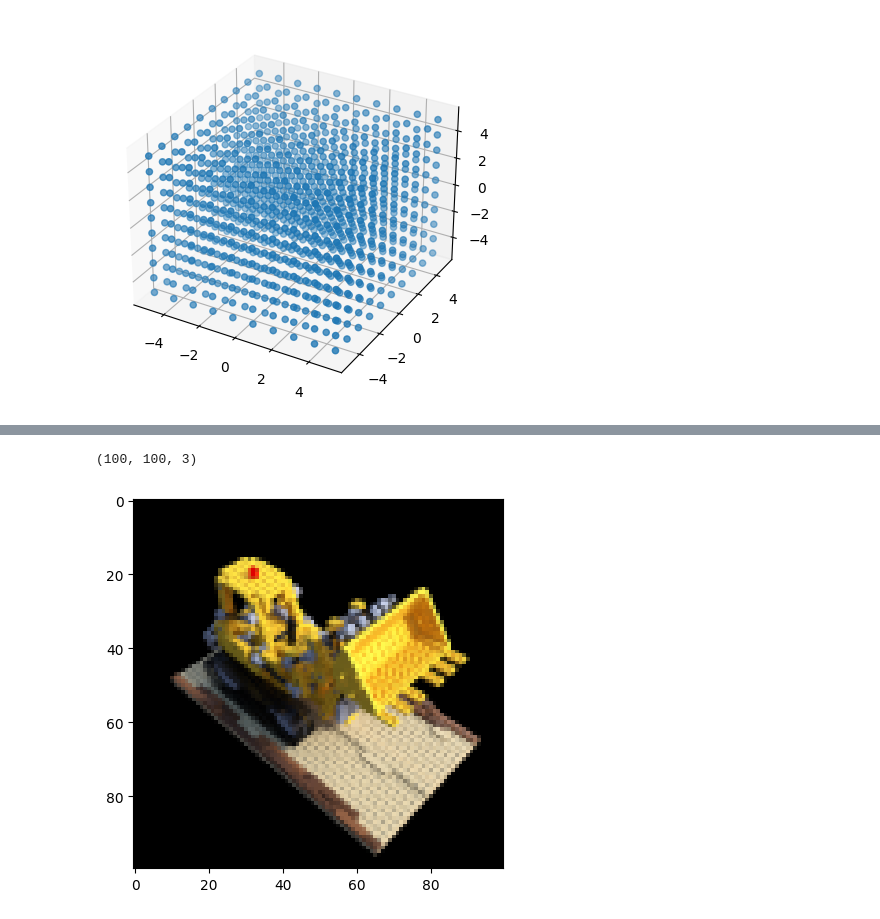
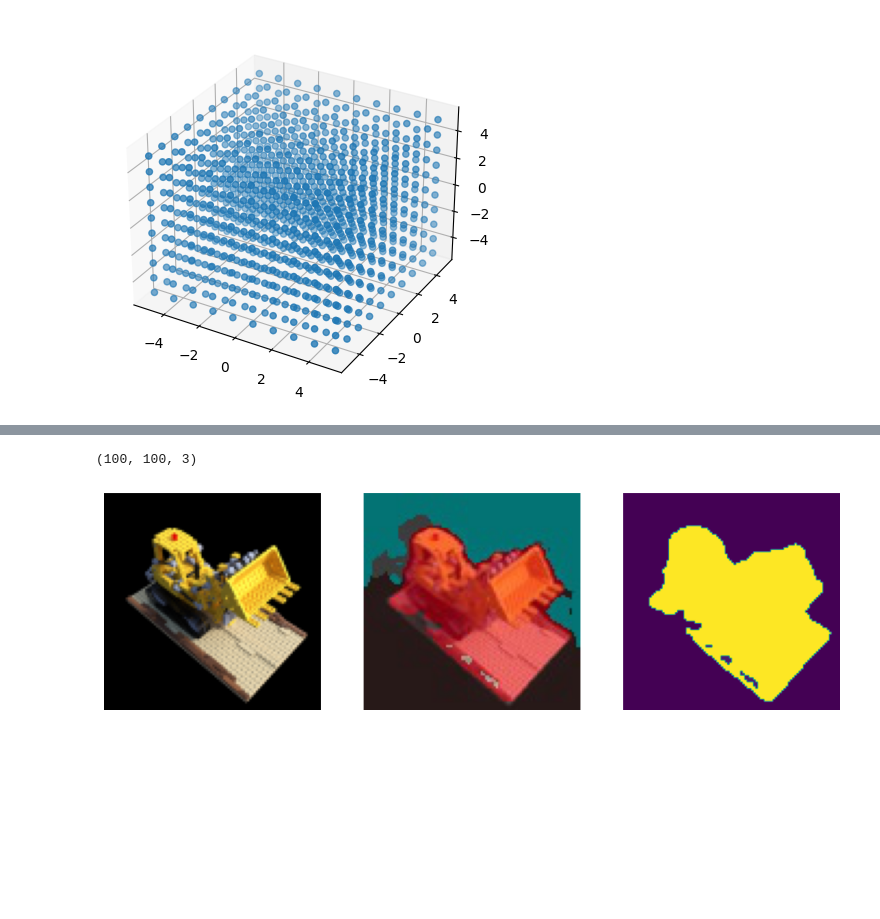
Before and after one commit to chunming1022/segmantic-in-nerf, a Jupyter notebook: w2c.ipynb, the cells around one changed output, grey strips where cells are left out. Cells and saved outputs as stored; diff of their text form; code cells hidden in the pictures; blank space fills up the shorter version.

```diff
--- a/w2c.ipynb
+++ b/w2c.ipynb
@@ -140,17 +193,28 @@ if not os.path.exists('tiny_nerf_data.npz'):
 # %%
 data = np.load('tiny_nerf_data.npz')
 images = data['images']
 poses = data['poses']
 focal = data['focal']
 
 height, width = images.shape[1:3]
 
 testimg_idx = 101
 testimg, testpose = images[testimg_idx], poses[testimg_idx]
 
-plt.imshow(testimg)
-
+fig = plt.figure(figsize = (12, 4))
+ax = fig.add_subplot(1, 3, 1)
+ax.imshow(testimg)
+bx = fig.add_subplot(1, 3, 3)
+cx = fig.add_subplot(1, 3, 2)
+test_seg = mpimg.imread('test_img_result.jpg')
+mask_result = np.load('test_img.npz')
+mask_result = mask_result['result']
+ax.axis('off')
+bx.axis('off')
+cx.axis('off')
+bx.imshow(mask_result)
+cx.imshow(test_seg)
 print(testimg.shape)
 # %% [output]
 (100, 100, 3)
-[figure, old version]
+[figure, new version]
```
Also changed, not shown: parts of 18 cells of this notebook.
